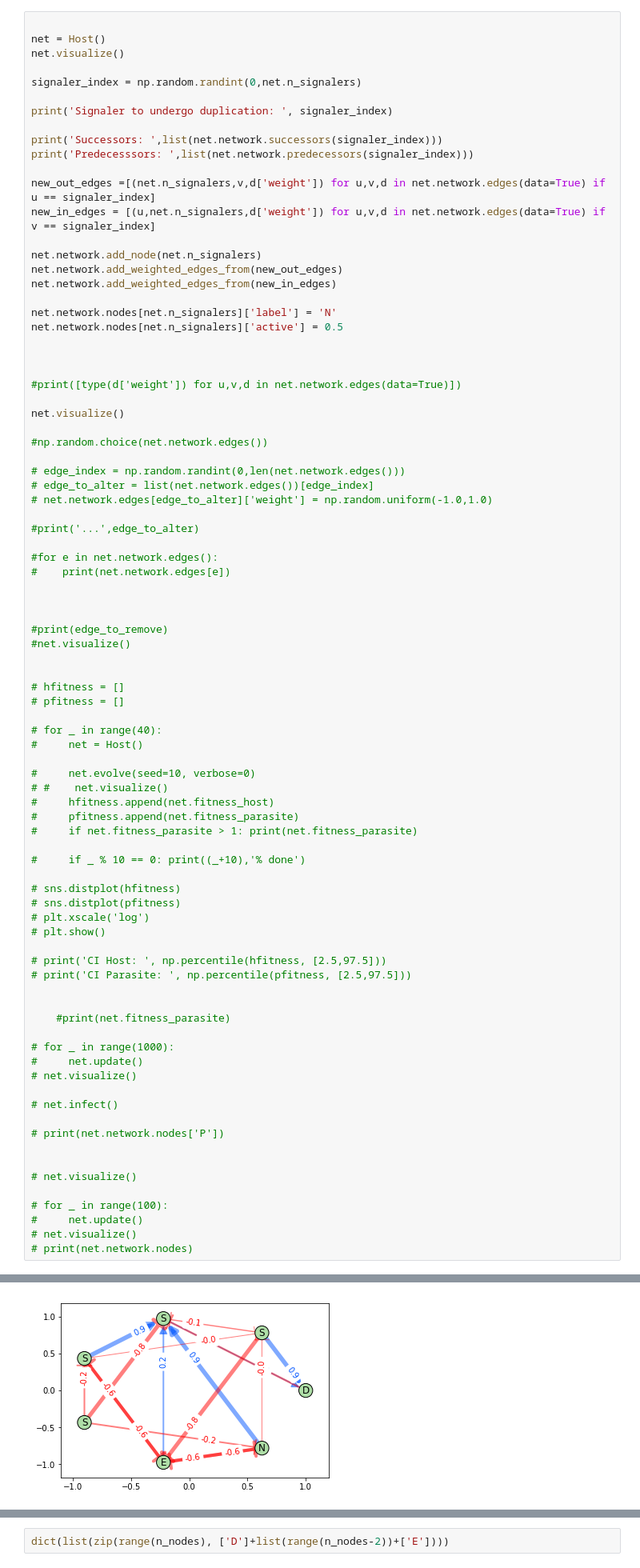
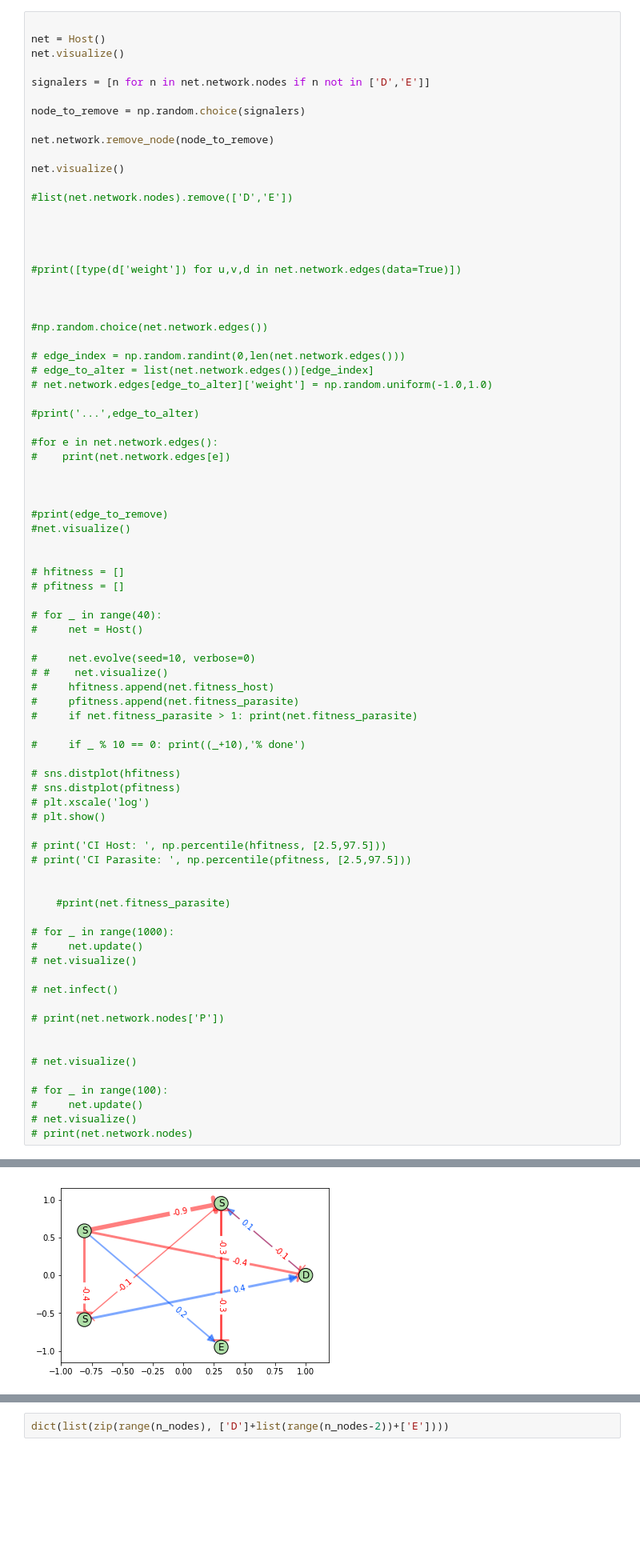
Before and after one commit to Ngort/CS166, a Jupyter notebook: Final project/MS_Immune_Network_Evolution.ipynb, the cells around one changed output, grey strips where cells are left out. Shown at 80% size. Drawn from its saved outputs; the diff is of its cells as text; blank space fills up the shorter version.

```diff
--- a/Final project/MS_Immune_Network_Evolution.ipynb
+++ b/Final project/MS_Immune_Network_Evolution.ipynb
@@ -301,28 +332,22 @@ NodeView(('D', 0, 1, 2, 3, 'E'))
 net = Host()
 net.visualize()
 
-signaler_index = np.random.randint(0,net.n_signalers)
+signalers = [n for n in net.network.nodes if n not in ['D','E']]
 
-print('Signaler to undergo duplication: ', signaler_index)
+node_to_remove = np.random.choice(signalers)
 
-print('Successors: ',list(net.network.successors(signaler_index)))
-print('Predecesssors: ',list(net.network.predecessors(signaler_index)))
+net.network.remove_node(node_to_remove)
 
-new_out_edges =[(net.n_signalers,v,d['weight']) for u,v,d in net.network.edges(data=True) if u == signaler_index]
-new_in_edges = [(u,net.n_signalers,d['weight']) for u,v,d in net.network.edges(data=True) if v == signaler_index]
+net.visualize()
 
-net.network.add_node(net.n_signalers)
-net.network.add_weighted_edges_from(new_out_edges)
-net.network.add_weighted_edges_from(new_in_edges)
+#list(net.network.nodes).remove(['D','E'])
 
-net.network.nodes[net.n_signalers]['label'] = 'N'
-net.network.nodes[net.n_signalers]['active'] = 0.5
 
 
 
 #print([type(d['weight']) for u,v,d in net.network.edges(data=True)])
 
-net.visualize()
+
 
 #np.random.choice(net.network.edges())
 
@@ -389,4 +411,4 @@ Predecesssors:  [3, 'E']
-[figure, old version]
+[figure, new version]
 # %%
 n_nodes = 6
 host_network = nx.binomial_graph(directed=True, n=n_nodes,p=0.5)
```
Also changed, not shown: parts of 4 cells of this notebook.
